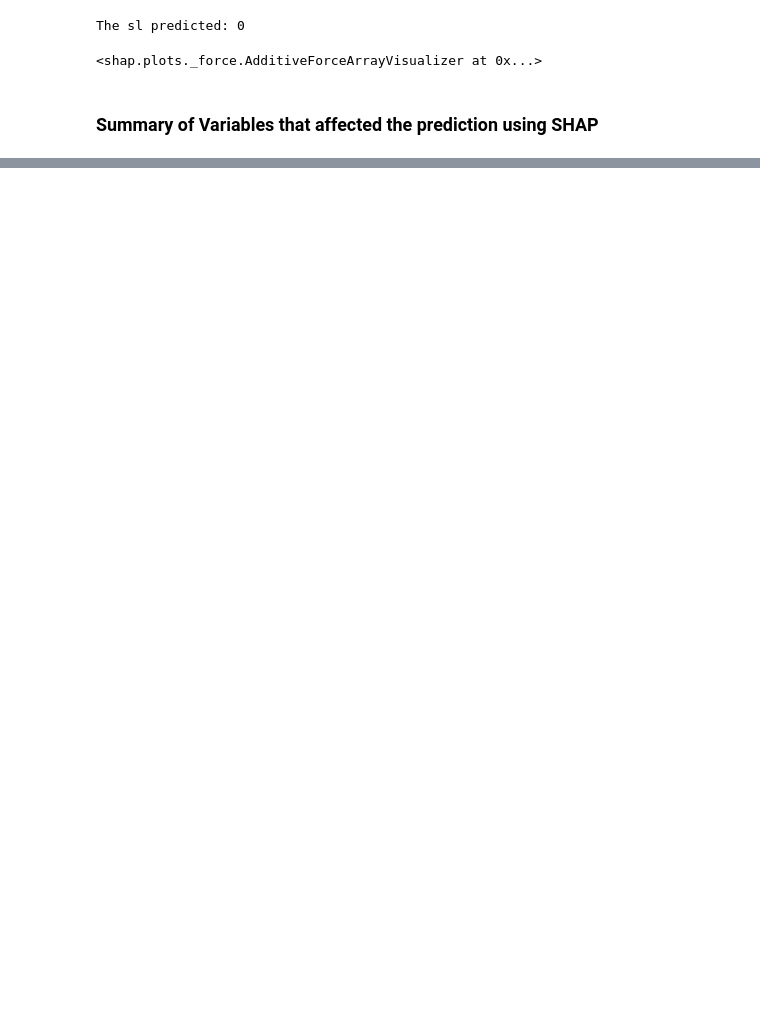
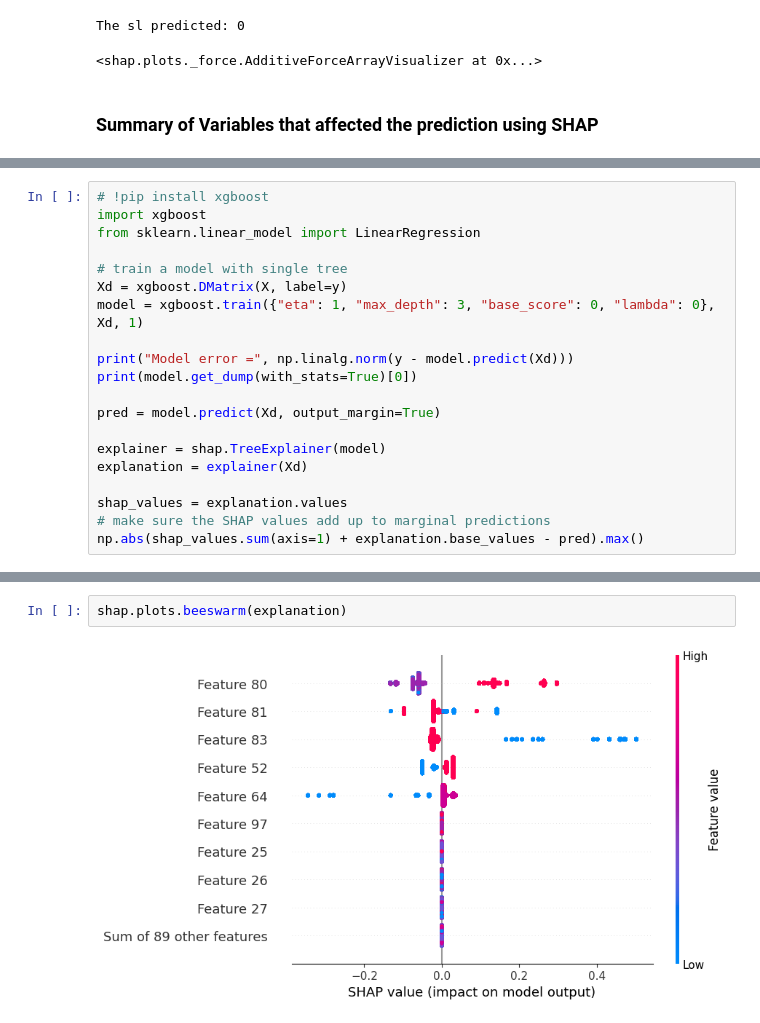
Before and after one commit to dilancroos/sl_predictors_xai, a Jupyter notebook: 01_shap.ipynb, the cells around one changed output, grey strips where cells are left out. Saved outputs shown, nothing was run; the diff lists cells and outputs as text; blank space fills up the shorter version.

```diff
--- a/01_shap.ipynb
+++ b/01_shap.ipynb
@@ -222,0 +238,20 @@ It took 589 min and 58.4 seconds to calculate shap values for all of the data
+# %%
+# !pip install xgboost
+import xgboost
+from sklearn.linear_model import LinearRegression
+
+# train a model with single tree
+Xd = xgboost.DMatrix(X, label=y)
+model = xgboost.train({"eta": 1, "max_depth": 3, "base_score": 0, "lambda": 0}, Xd, 1)
+
+print("Model error =", np.linalg.norm(y - model.predict(Xd)))
+print(model.get_dump(with_stats=True)[0])
+
+pred = model.predict(Xd, output_margin=True)
+
+explainer = shap.TreeExplainer(model)
+explanation = explainer(Xd)
+
+shap_values = explanation.values
+# make sure the SHAP values add up to marginal predictions
+np.abs(shap_values.sum(axis=1) + explanation.base_values - pred).max()
@@ -222,0 +276,4 @@ It took 589 min and 58.4 seconds to calculate shap values for all of the data
+# %%
+shap.plots.beeswarm(explanation)
+# %% [output]
+[figure, added]
```
Also changed, not shown: parts of 14 cells of this notebook.
